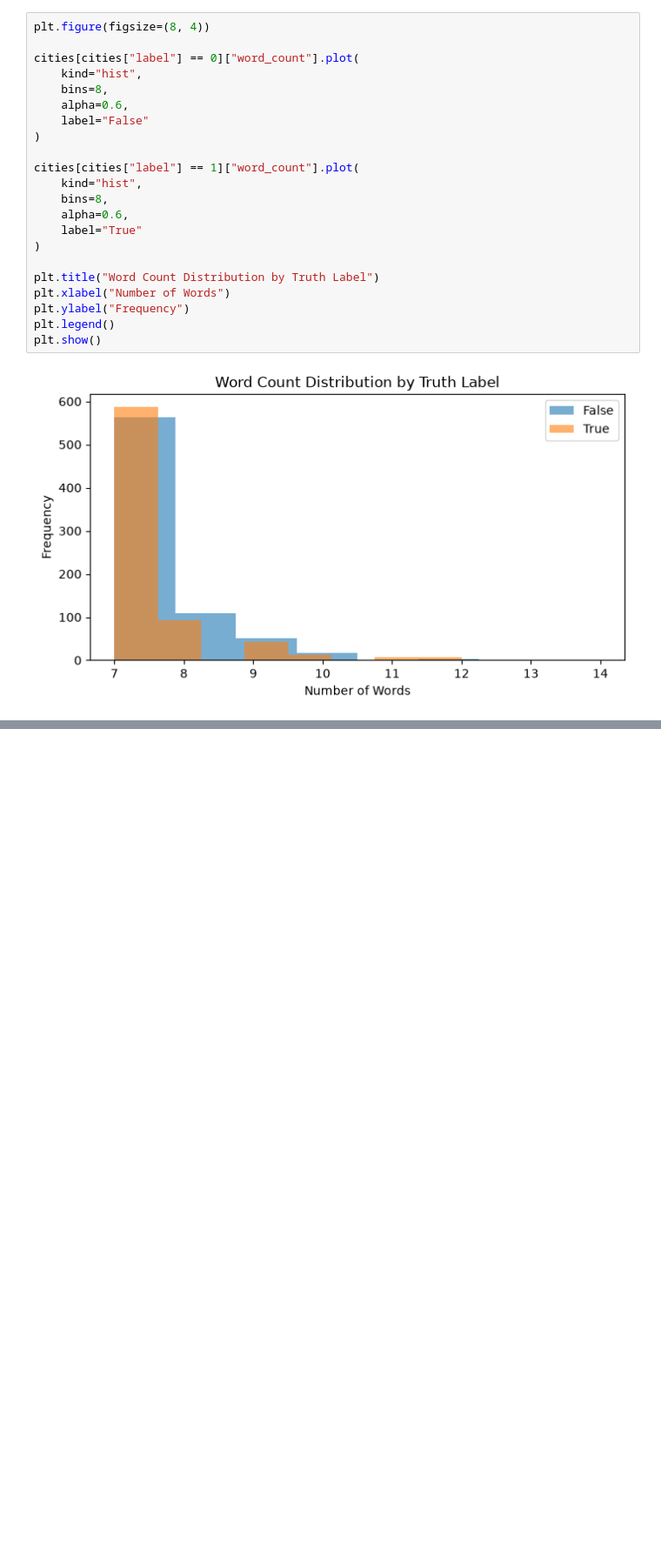
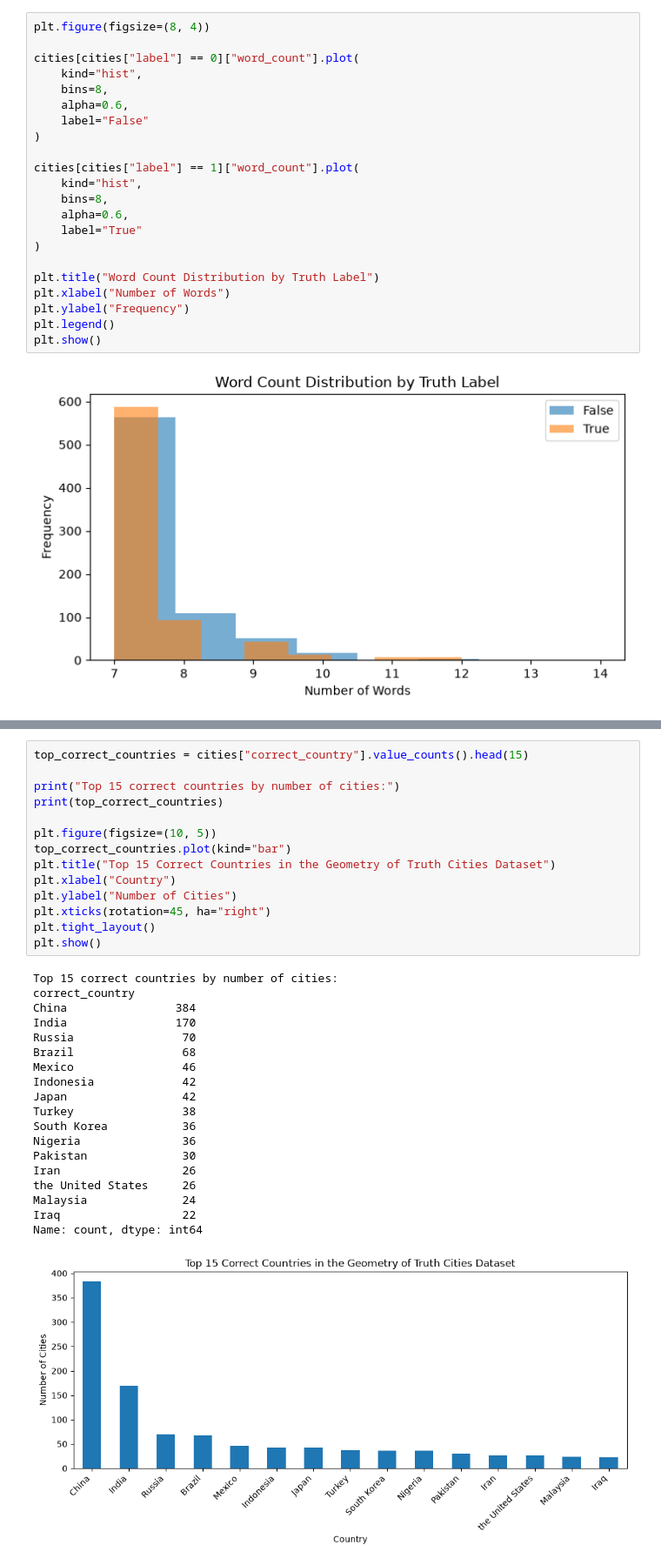
Before and after one commit to Fall2026group4/fall-2026-group4, a Jupyter notebook: notebooks/03_geometry_of_truth_eda.ipynb, the cells around one changed output, grey strips where cells are left out. Shown: that part at 87% size. Saved outputs shown, nothing was run; the diff lists cells and outputs as text; blank space fills up the shorter version.

Commit message:
Complete Geometry of Truth EDA and observations

```diff
--- a/notebooks/03_geometry_of_truth_eda.ipynb
+++ b/notebooks/03_geometry_of_truth_eda.ipynb
@@ -155,0 +212,34 @@ plt.show()
+# %%
+top_correct_countries = cities["correct_country"].value_counts().head(15)
+
+print("Top 15 correct countries by number of cities:")
+print(top_correct_countries)
+
+plt.figure(figsize=(10, 5))
+top_correct_countries.plot(kind="bar")
+plt.title("Top 15 Correct Countries in the Geometry of Truth Cities Dataset")
+plt.xlabel("Country")
+plt.ylabel("Number of Cities")
+plt.xticks(rotation=45, ha="right")
+plt.tight_layout()
+plt.show()
+# %% [output]
+Top 15 correct countries by number of cities:
+correct_country
+China                384
+India                170
+Russia                70
+Brazil                68
+Mexico                46
+Indonesia             42
+Japan                 42
+Turkey                38
+South Korea           36
+Nigeria               36
+Pakistan              30
+Iran                  26
+the United States     26
+Malaysia              24
+Iraq                  22
+Name: count, dtype: int64
+[figure, added]
```
Also changed, not shown: parts of 5 cells of this notebook, 2 other files.
